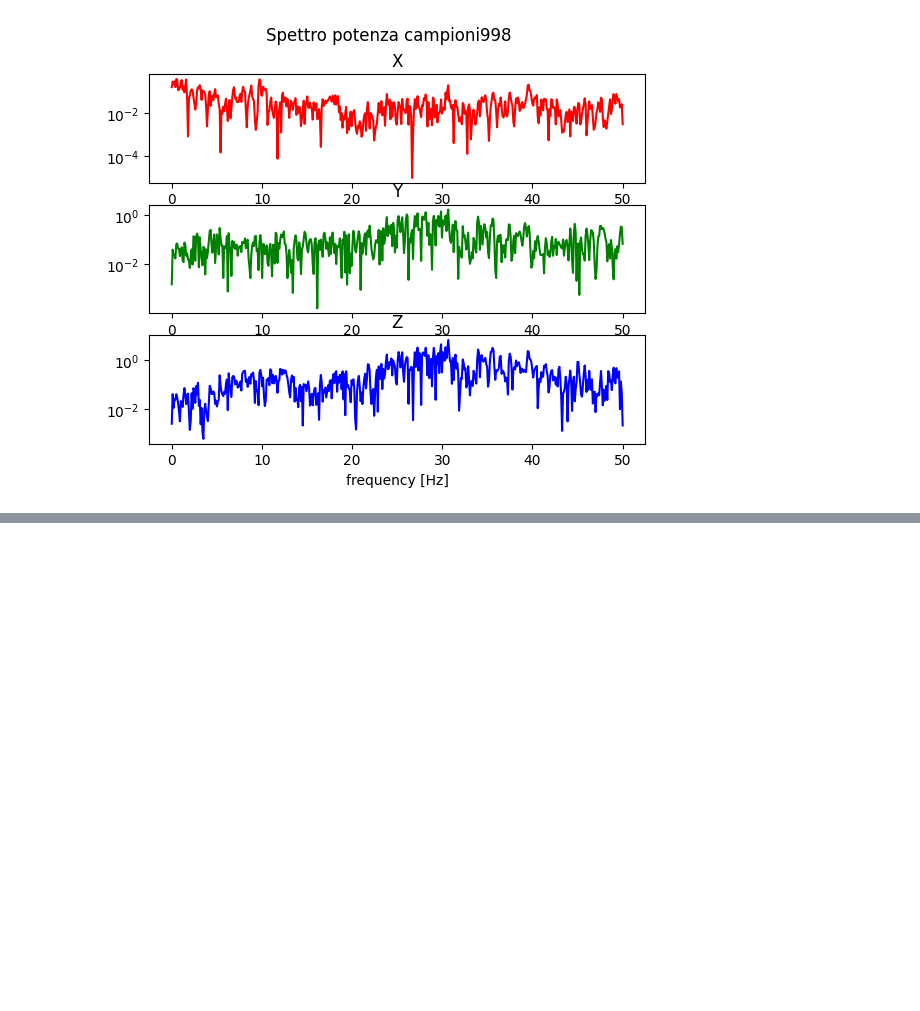
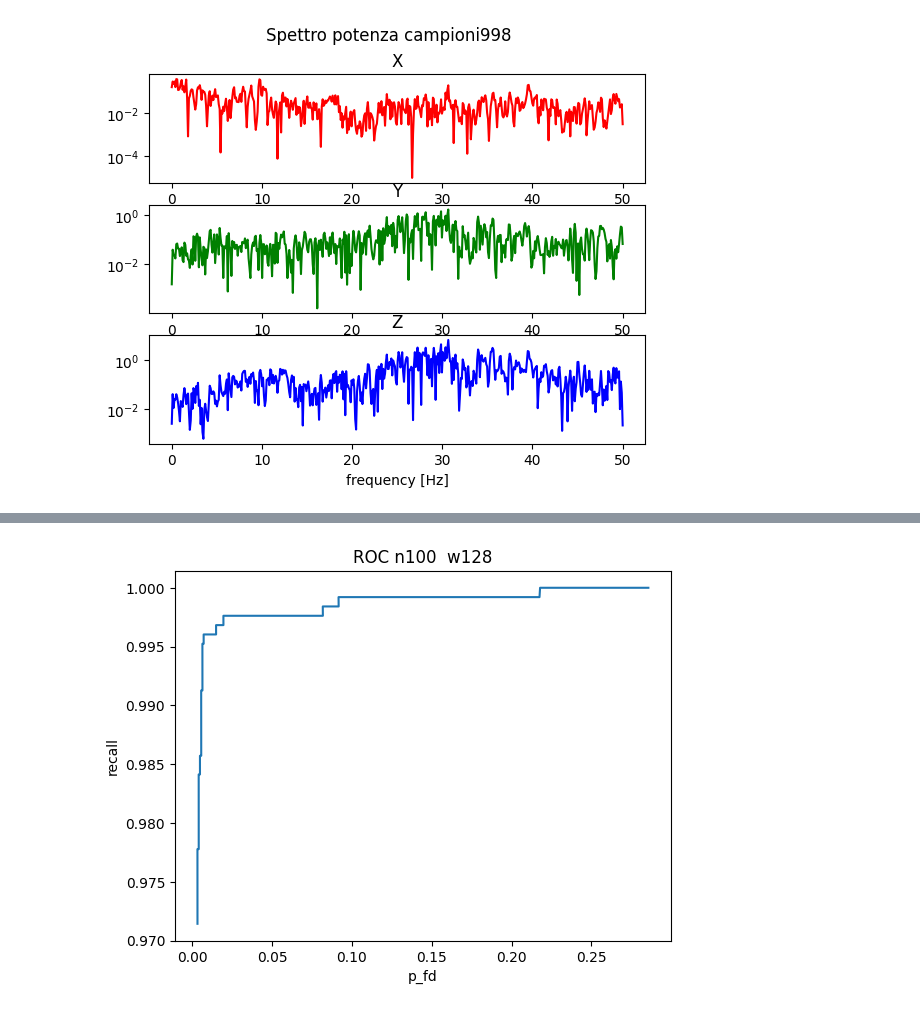
Before and after one commit to Ciosepp/Tesi, a Jupyter notebook: analisys/tesi.ipynb, the cells around one changed output, grey strips where cells are left out. Saved outputs shown, nothing was run; the diff lists cells and outputs as text; code cells hidden in the pictures; blank space fills up the shorter version.

```diff
--- a/analisys/tesi.ipynb
+++ b/analisys/tesi.ipynb
@@ -259,0 +265,23 @@ F1-Score: 1.00
+# %%
+recall_array = []
+p_fd = []
+#print(conf_matrix[0,1])
+#print(conf_matrix[1,1])
+
+for th in np.arange(0, threshold, 0.00001):
+
+    test_predictions = (test_error > th).astype(int)
+    recall_array.append( recall_score(dataLabel, test_predictions))
+    conf_matrix = confusion_matrix(dataLabel, test_predictions)
+    p_fd.append(conf_matrix[0,1]/(conf_matrix[0,1]+conf_matrix[1,1]))
+
+##p_fd = np.array(p_fd)
+#recall_array= np.array(recall_array)
+# %%
+plt.plot(p_fd , recall_array)
+plt.title("ROC n"+str(nSamples)+'  w'+str(nPWelch))
+plt.xlabel("p_fd")
+plt.ylabel("recall")
+#plt.savefig("ROC n"+str(nSamples)+'  w'+str(nPWelch)+".png")
+# %% [output]
+[figure, added]
```
Also changed, not shown: parts of 3 cells of this notebook, 2 other files.
